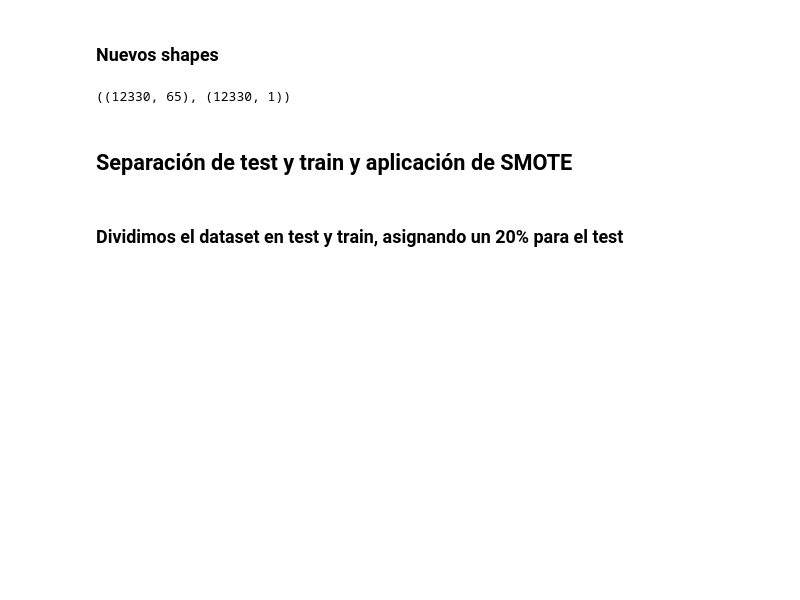
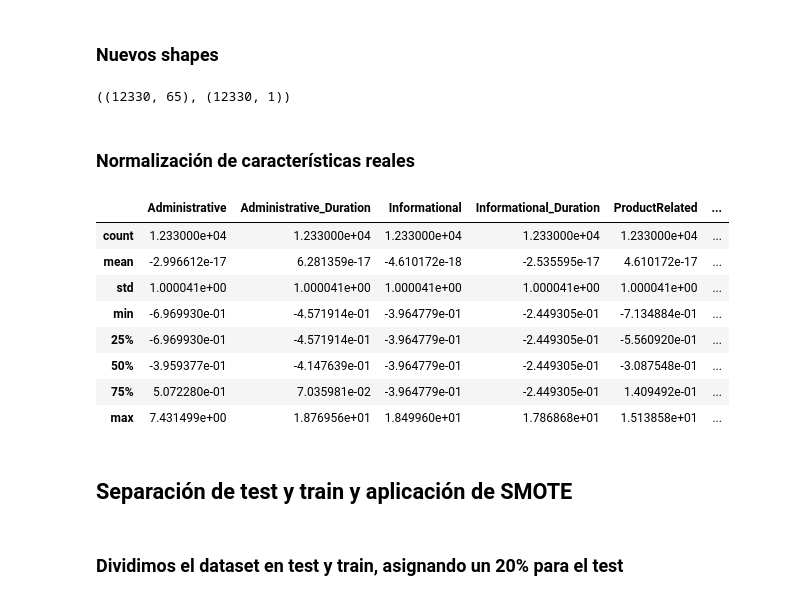
Before and after one commit to MrRichar02/Proyecto-Final-Modelos-2-G04, a Jupyter notebook: desarrollo-proyecto.ipynb, the cells around one changed output. Drawn from its saved outputs; the diff is of its cells as text; code cells hidden in the pictures; blank space fills up the shorter version.

Commit message:
Se aplico normalización y se creo un pipeline y tambien las metricas de validación

```diff
--- a/desarrollo-proyecto.ipynb
+++ b/desarrollo-proyecto.ipynb
@@ -156,6 +152,26 @@ y['Revenue'] = y['Revenue'].astype(int)
 X.shape, y.shape
 # %% [output]
 ((12330, 65), (12330, 1))
+# %% [markdown]
+### Normalización de características reales
+# %%
+from sklearn.preprocessing import StandardScaler
+
+scaler = StandardScaler()
+
+X[num_cols] = scaler.fit_transform(X[num_cols])
+# %%
+X[num_cols].describe()
+# %% [output]
+|  | Administrative | Administrative_Duration | Informational | Informational_Duration | ProductRelated | ... |
+| count | 1.233000e+04 | 1.233000e+04 | 1.233000e+04 | 1.233000e+04 | 1.233000e+04 | ... |
+| mean | -2.996612e-17 | 6.281359e-17 | -4.610172e-18 | -2.535595e-17 | 4.610172e-17 | ... |
+| std | 1.000041e+00 | 1.000041e+00 | 1.000041e+00 | 1.000041e+00 | 1.000041e+00 | ... |
+| min | -6.969930e-01 | -4.571914e-01 | -3.964779e-01 | -2.449305e-01 | -7.134884e-01 | ... |
+| 25% | -6.969930e-01 | -4.571914e-01 | -3.964779e-01 | -2.449305e-01 | -5.560920e-01 | ... |
+| 50% | -3.959377e-01 | -4.147639e-01 | -3.964779e-01 | -2.449305e-01 | -3.087548e-01 | ... |
+| 75% | 5.072280e-01 | 7.035981e-02 | -3.964779e-01 | -2.449305e-01 | 1.409492e-01 | ... |
+| max | 7.431499e+00 | 1.876956e+01 | 1.849960e+01 | 1.786868e+01 | 1.513858e+01 | ... |
 # %% [markdown]
 ## Separación de test y train y aplicación de SMOTE
 # %% [markdown]
```
Also changed, not shown: parts of 12 cells of this notebook.
